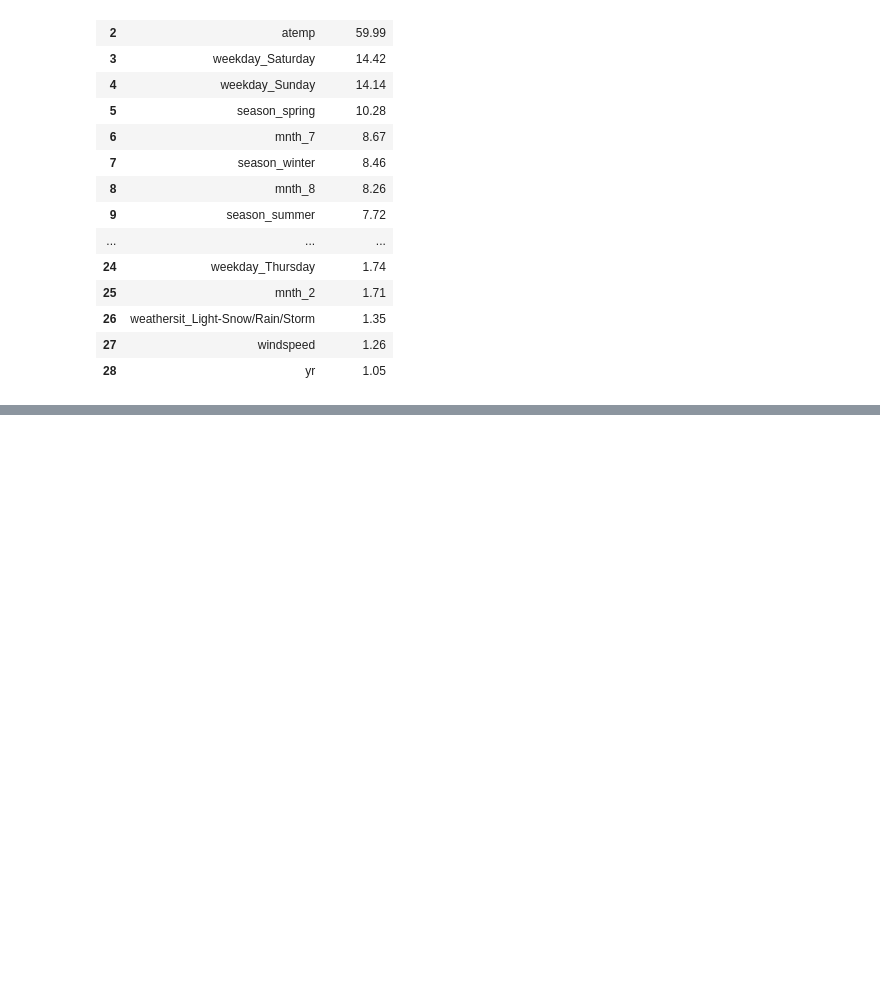
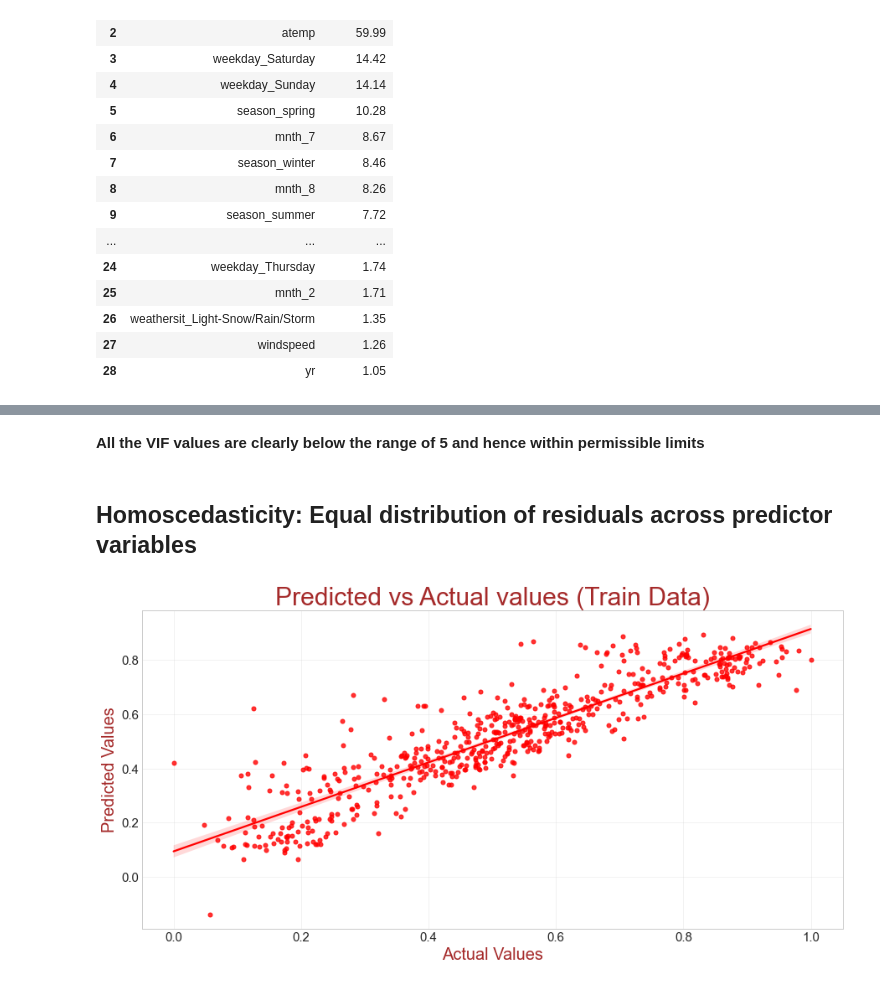
Before and after one commit to Sirnobaka/Kaggle_notebooks, a Jupyter notebook: Rental_BikeSharing/Linear_Regression.ipynb, the cells around one changed output, grey strips where cells are left out. Saved outputs shown, nothing was run; the diff lists cells and outputs as text; code cells hidden in the pictures; blank space fills up the shorter version.

```diff
--- a/Rental_BikeSharing/Linear_Regression.ipynb
+++ b/Rental_BikeSharing/Linear_Regression.ipynb
@@ -706,0 +1357,13 @@ x_rfe = x[new_col]
+# %% [markdown]
+<b>All the VIF values are clearly below the range of 5 and hence within permissible limits</b>
+# %% [markdown]
+## Homoscedasticity: Equal distribution of residuals across predictor variables
+# %%
+plt.figure(figsize = (15,7))
+sns.regplot(x=y, y=y_pred, color='red')
+plt.title ('Predicted vs Actual values (Train Data)' , fontsize=30, color='brown')
+plt.xlabel("Actual Values", fontsize=20, color='brown')
+plt.ylabel("Predicted Values", fontsize=20, color='brown')
+plt.show()
+# %% [output]
+[figure, added]
```
Also changed, not shown: parts of 104 cells of this notebook.
